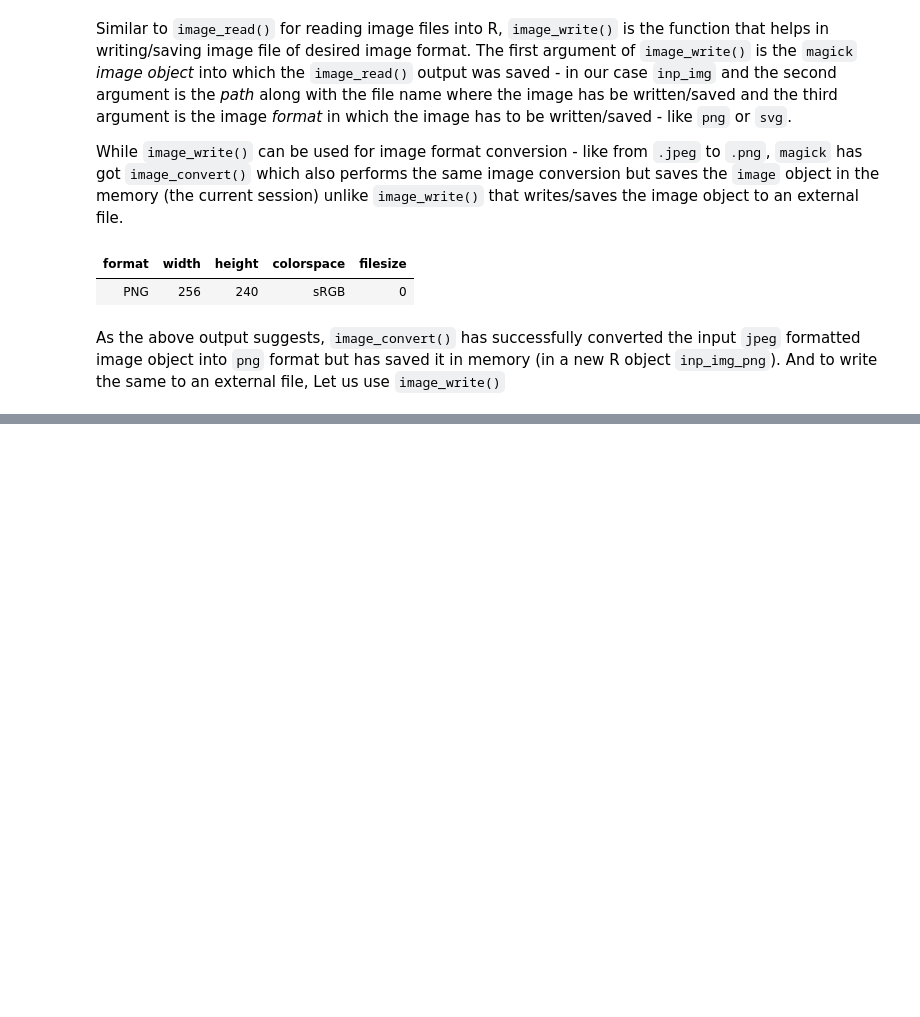
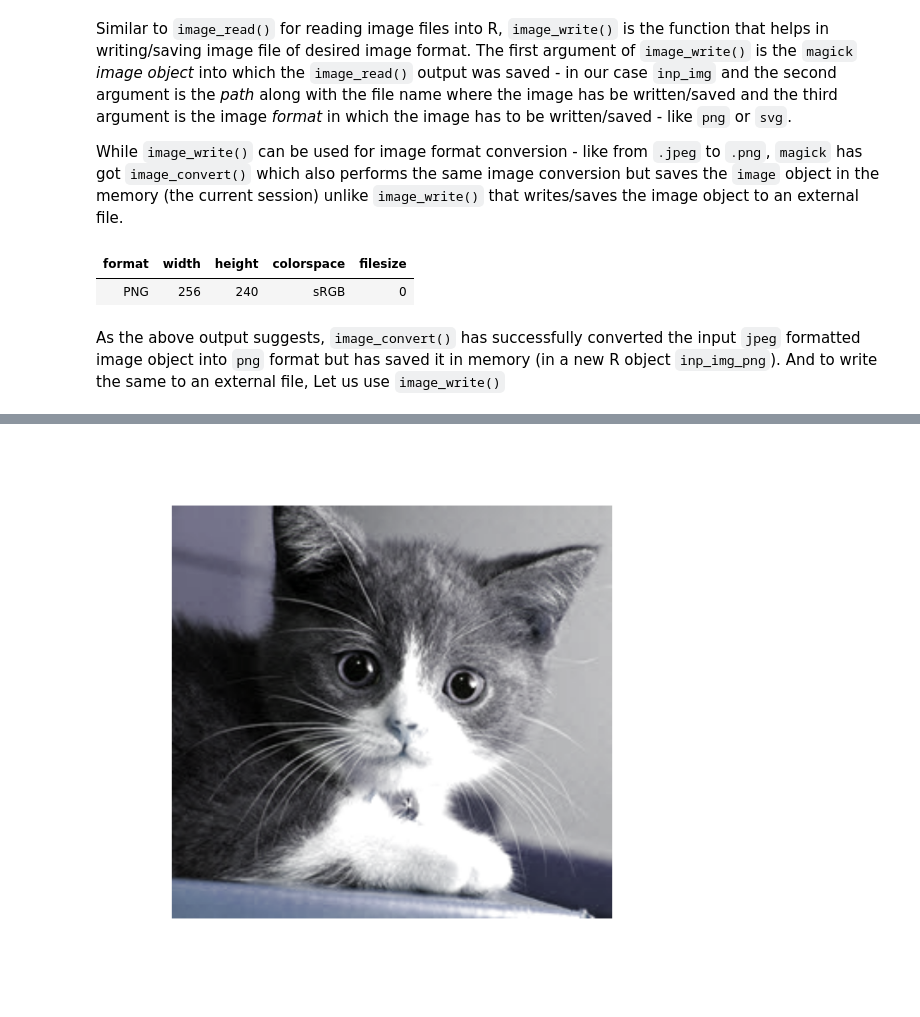
Before and after one commit to amrrs/under_dev, a Jupyter notebook: Introduction to Image Manipulation in R.ipynb, the cells around one changed output, grey strips where cells are left out. Saved outputs shown, nothing was run; the diff lists cells and outputs as text; code cells hidden in the pictures; blank space fills up the shorter version.

```diff
--- a/Introduction to Image Manipulation in R.ipynb
+++ b/Introduction to Image Manipulation in R.ipynb
@@ -79,0 +89,6 @@ image_write(inp_img, path = 'C:/Users/SA31/Pictures/cat.png', format = 'png')
+# %%
+# Brightness, Saturation, Hue
+mod_img <- image_modulate(inp_img, brightness = 120, saturation = 20, hue = 20)
+plot(mod_img)
+# %% [output]
+[figure, added]
```
Also changed, not shown: parts of 23 cells of this notebook.
